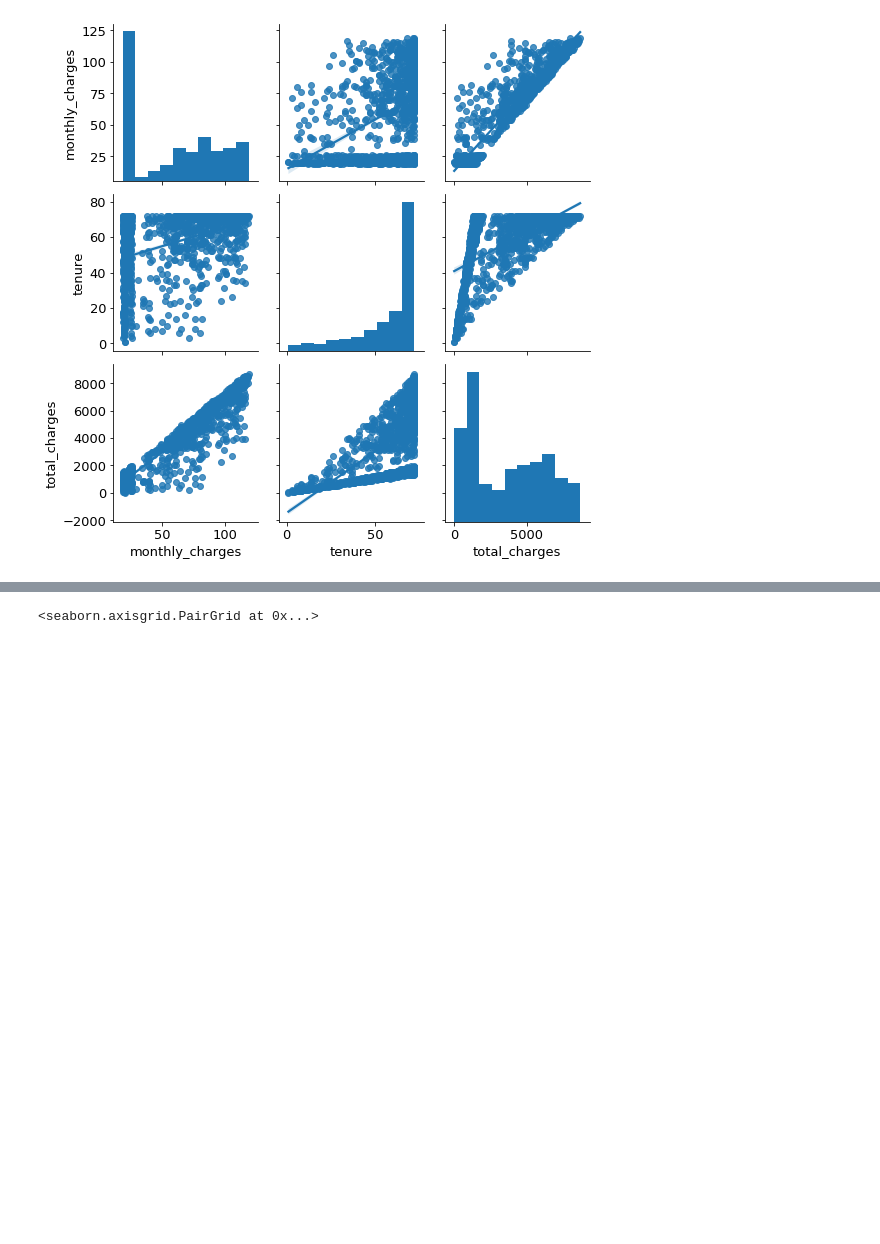
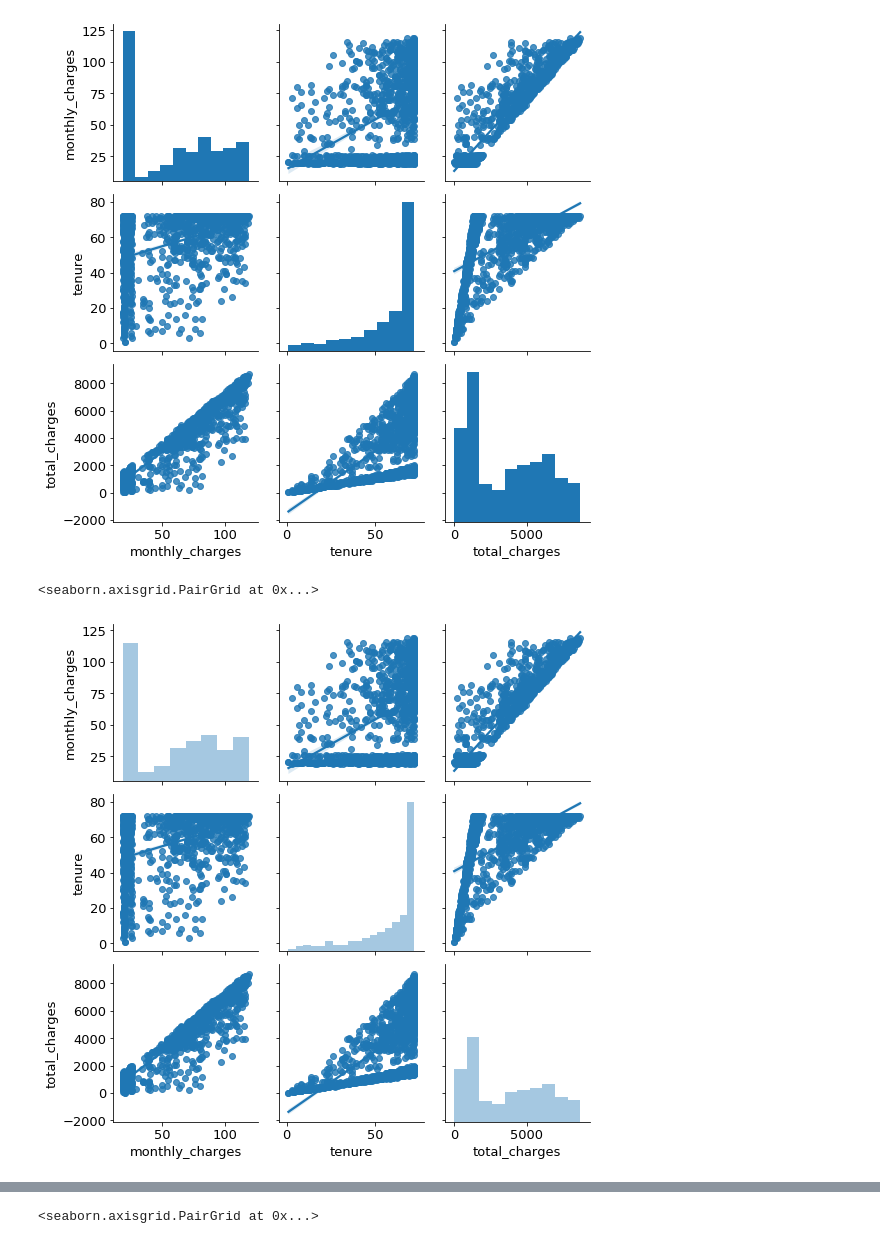
Before and after one commit to Yongliang-Shi/regression-exercises, a Jupyter notebook: explore_telco.ipynb, the cells around one changed output, grey strips where cells are left out. Drawn from its saved outputs; the diff is of its cells as text; code cells hidden in the pictures; blank space fills up the shorter version.

```diff
--- a/explore_telco.ipynb
+++ b/explore_telco.ipynb
@@ -38,8 +38,8 @@ train.head()
 | 1629 | 9661-JALZV | 24.70 | 58 | 1519.00 | 0.059030 | 0.802817 | ... |
 | 568 | 3498-LZGQZ | 19.15 | 63 | 1177.05 | 0.003502 | 0.873239 | ... |
 # %%
-plt.rc('font',size=13)
-plt.rc('figure', figsize=(16,9))
+# plt.rc('font',size=13)
+# plt.rc('figure', figsize=(16,9))
 # %% [markdown]
 ### 1. Write a function named `plot_variable_pairs` that accepts a dataframe as input and plots all of the pairwise relationships along with the regression line for each pair.
 # %%
@@ -53,3 +53,13 @@ plot_variable_pairs(df)
 # %% [output]
 <seaborn.axisgrid.PairGrid at 0x...>
 [figure]
+# %%
+ori_cols = ['monthly_charges', 'tenure', 'total_charges']
+df = train[ori_cols]
+
+g = sns.PairGrid(df) # we can specify any two functions we want for visualization
+g.map_diag(sns.distplot, kde=False) # one for a single variable
+g.map_offdiag(sns.regplot) # one for the interaction of two variables
+# %% [output]
+<seaborn.axisgrid.PairGrid at 0x...>
+[figure, added]
```
Also changed, not shown: parts of 1 cell of this notebook.
